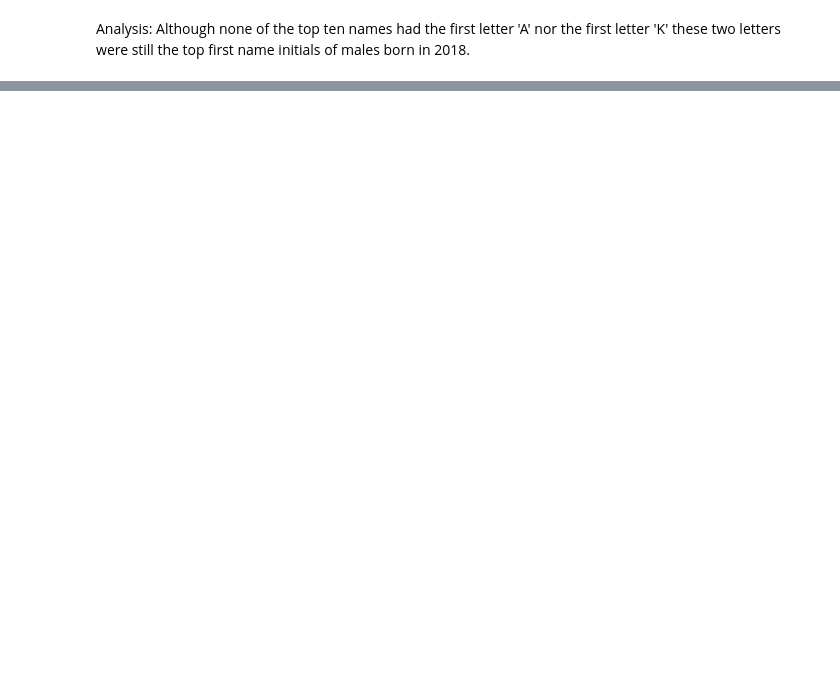
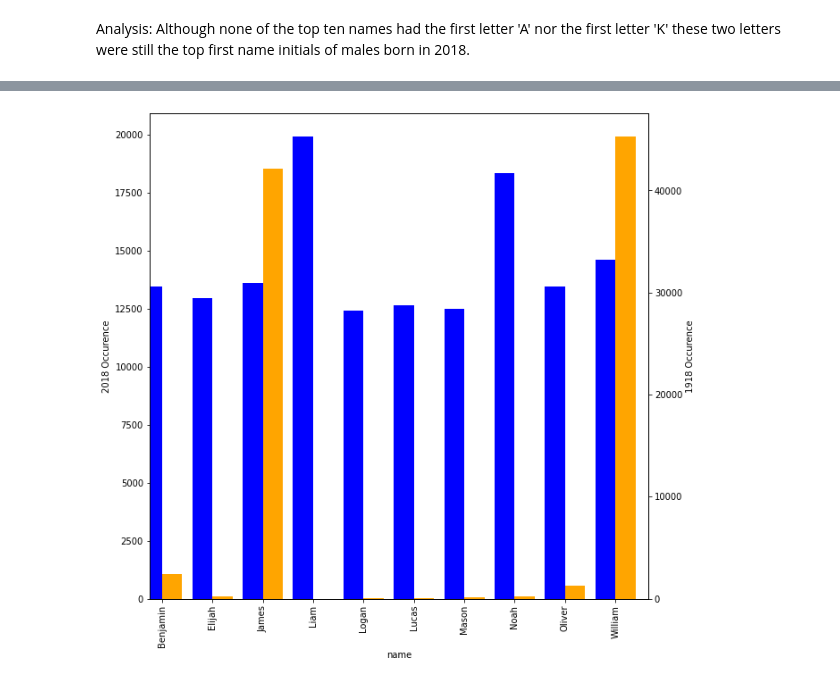
Before and after one commit to arjneal/DataScience, a Jupyter notebook: data_analytics/jupyter_notebooks/babynames.ipynb, the cells around one changed output, grey strips where cells are left out. Saved outputs shown, nothing was run; the diff lists cells and outputs as text; code cells hidden in the pictures; blank space fills up the shorter version.

```diff
--- a/data_analytics/jupyter_notebooks/babynames.ipynb
+++ b/data_analytics/jupyter_notebooks/babynames.ipynb
@@ -149,0 +139,6 @@ NameError: name 'first_letters_females' is not defined
+# %%
+x = older_male_data[older_male_data['name'].isin(twentyeighteen_names)]
+x.loc[3] = ['Liam', 'M', 0]
+x = x.sort_values(by = 'name')
+x = x.reset_index().drop(['index'], 1)
+x
@@ -149,0 +161,5 @@ NameError: name 'first_letters_females' is not defined
+# %%
+
+y = top_ten_male.sort_values(by = 'name')
+y = y.reset_index().drop(['index'], 1)
+y
@@ -149,0 +192,5 @@ NameError: name 'first_letters_females' is not defined
+# %%
+y = y.set_index('name')
+y
+x = x.set_index('name')
+x
@@ -149,0 +210,3 @@ NameError: name 'first_letters_females' is not defined
+# %%
+y['occurence_old'] = x['occurence']
+y
@@ -149,0 +226,18 @@ NameError: name 'first_letters_females' is not defined
+# %%
+
+fig = plt.figure() # Create matplotlib figure
+
+ax = fig.add_subplot(111) # Create matplotlib axes
+ax2 = ax.twinx() # Create another axes that shares the same x-axis as ax.
+
+width = 0.4
+
+y.occurence.plot(kind='bar', color='blue', ax=ax, width=width, position=1)
+y.occurence_old.plot(kind='bar', color='orange', ax=ax2, width=width, position=0)
+
+ax.set_ylabel('2018 Occurence')
+ax2.set_ylabel('1918 Occurence')
+
+plt.show()
+# %% [output]
+[figure, added]
```
Also changed, not shown: parts of 27 cells of this notebook.
